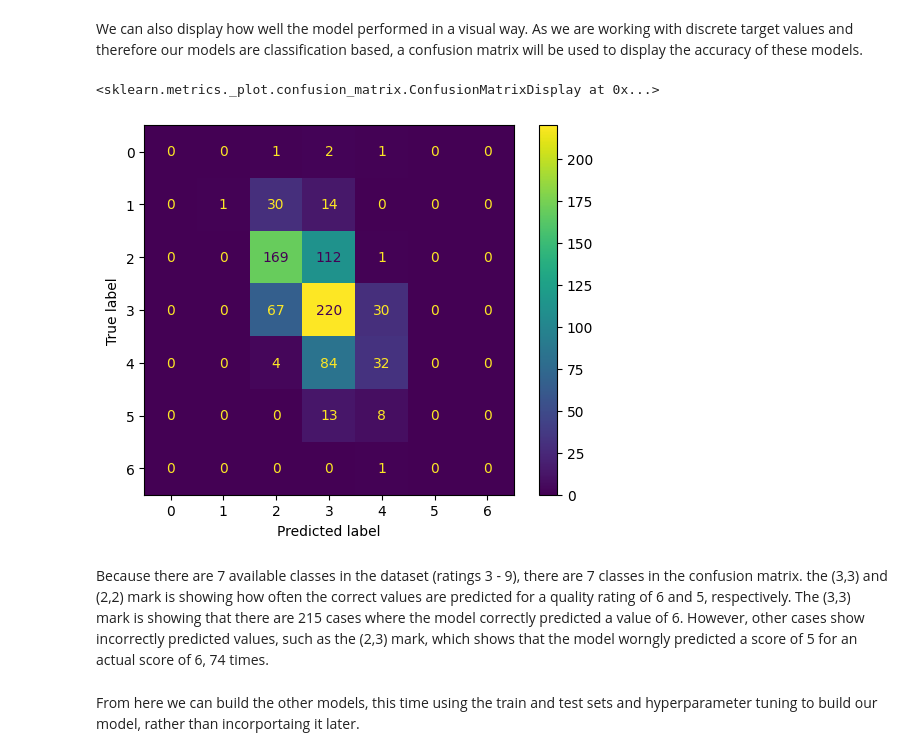
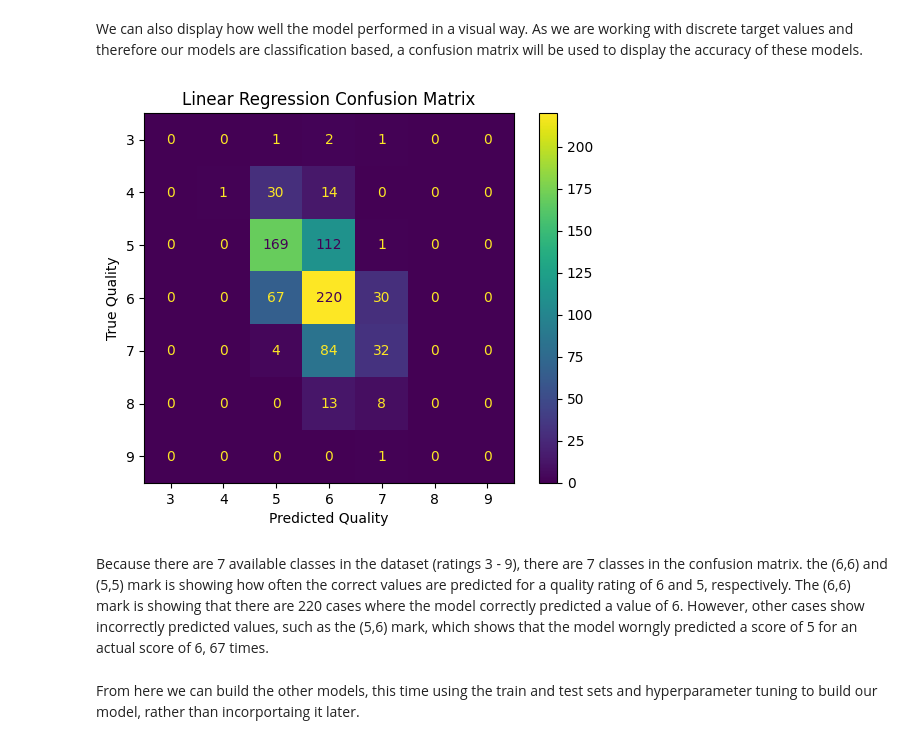
Before and after one commit to larasacodes/ML_Project_LaraAmusan, a Jupyter notebook: Wine_Quality_Predictor_LaraAmusan.ipynb, the cells around one changed output. Cells and saved outputs as stored; diff of their text form; code cells hidden in the pictures.

```diff
--- a/Wine_Quality_Predictor_LaraAmusan.ipynb
+++ b/Wine_Quality_Predictor_LaraAmusan.ipynb
@@ -723,17 +723,24 @@ We can also display how well the model performed in a visual way. As we are work
 # %%
 # Coding the confusion matrix using confusion_matrix from sklearn
 
 lr_cm = confusion_matrix(y_test, y_pred_best_lr)
 
 # Plotting and displaying the confusion matrix
 
 lr_cm_plot = ConfusionMatrixDisplay(confusion_matrix=lr_cm)
 lr_cm_plot.plot()
+plt.title('Linear Regression Confusion Matrix')
+plt.xlabel('Predicted Quality')
+plt.ylabel('True Quality')
+quality_x_ticks = np.arange(3, 10)
+plt.xticks(ticks=np.arange(len(quality_x_ticks)), labels=quality_x_ticks)
+quality_y_ticks = np.arange(3, 10)
+plt.yticks(ticks=np.arange(len(quality_y_ticks)), labels=quality_y_ticks)
+plt.show()
 # %% [output]
-<sklearn.metrics._plot.confusion_matrix.ConfusionMatrixDisplay at 0x...>
-[figure, old version]
+[figure, new version]
 # %% [markdown]
-Because there are 7 available classes in the dataset (ratings 3 - 9), there are 7 classes in the confusion matrix. the (3,3) and (2,2) mark is showing how often the correct values are predicted for a quality rating of 6 and 5, respectively. The (3,3) mark is showing that there are 215 cases where the model correctly predicted a value of 6. However, other cases show incorrectly predicted values, such as the (2,3) mark, which shows that the model worngly predicted a score of 5 for an actual score of 6, 74 times.
+Because there are 7 available classes in the dataset (ratings 3 - 9), there are 7 classes in the confusion matrix. the (6,6) and (5,5) mark is showing how often the correct values are predicted for a quality rating of 6 and 5, respectively. The (6,6) mark is showing that there are 220 cases where the model correctly predicted a value of 6. However, other cases show incorrectly predicted values, such as the (5,6) mark, which shows that the model worngly predicted a score of 5 for an actual score of 6, 67 times.
 # %% [markdown]
 From here we can build the other models, this time using the train and test sets and hyperparameter tuning to build our model, rather than incorportaing it later.
 # %% [markdown]
```
Also changed, not shown: parts of 4 cells of this notebook.
